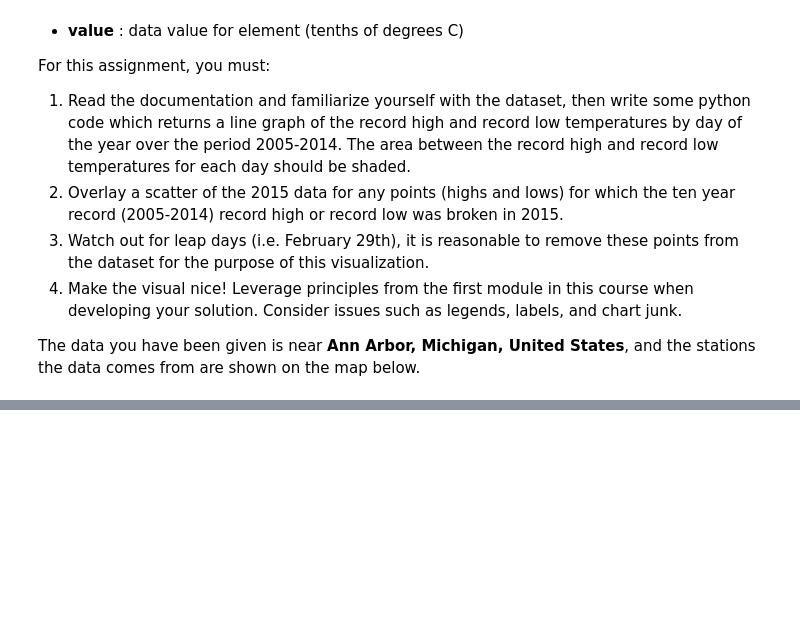
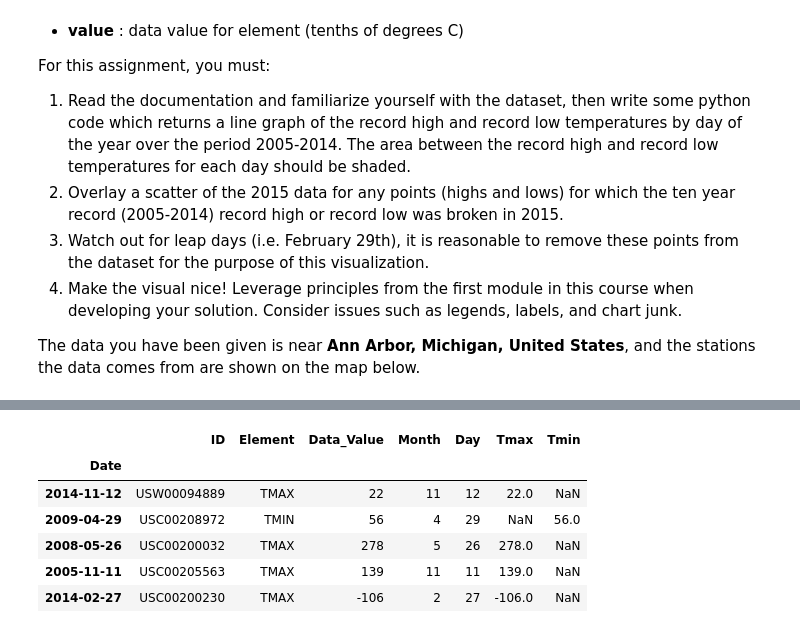
Before and after one commit to z-h-u-j-u-n/Coursera-Applied-Data-Science-with-Py, a Jupyter notebook: C2 Applied Plotting, Charting & Data Representation in Python/Ch2 Basic Charting/Assignment2.ipynb, the cells around one changed output, grey strips where cells are left out. Cells and saved outputs as stored; diff of their text form; code cells hidden in the pictures; blank space fills up the shorter version.

```diff
--- a/C2 Applied Plotting, Charting & Data Representation in Python/Ch2 Basic Charting/Assignment2.ipynb
+++ b/C2 Applied Plotting, Charting & Data Representation in Python/Ch2 Basic Charting/Assignment2.ipynb
@@ -49,0 +65,4 @@ leaflet_plot_stations(400,'fb441e62df2d58994928907a91895ec62c2c42e6cd075c2700843
+# %%
+weather_df.Date = pd.to_datetime(weather_df.Date)
+weather_df = weather_df.set_index(weather_df.Date).drop('Date', axis=1)
+weather_df.head()
@@ -49,0 +77,5 @@ leaflet_plot_stations(400,'fb441e62df2d58994928907a91895ec62c2c42e6cd075c2700843
+# %%
+# 2015年的气温数据
+w15 = weather_df['2015']
+# 前十年的气温数据
+wbf15 = weather_df[: '2014']
@@ -49,0 +103,23 @@ leaflet_plot_stations(400,'fb441e62df2d58994928907a91895ec62c2c42e6cd075c2700843
+# %%
+def get_tmax(x):
+    if x.Element == 'TMAX':
+        return x.Data_Value
+    else:
+        return np.NaN
+
+def get_tmin(x):
+    if x.Element == 'TMIN':
+        return x.Data_Value
+    else:
+        return np.NaN
+wbf15['Tmax'] = wbf15.apply(get_tmax, axis=1)
+wbf15['Tmin'] = wbf15.apply(get_tmin, axis=1)
+wbf15.head()
+# %% [output]
+|  | ID | Element | Data_Value | Month | Day | Tmax | Tmin |
+| Date |  |  |  |  |  |  |  |
+| 2014-11-12 | USW00094889 | TMAX | 22 | 11 | 12 | 22.0 | NaN |
+| 2009-04-29 | USC00208972 | TMIN | 56 | 4 | 29 | NaN | 56.0 |
+| 2008-05-26 | USC00200032 | TMAX | 278 | 5 | 26 | 278.0 | NaN |
+| 2005-11-11 | USC00205563 | TMAX | 139 | 11 | 11 | 139.0 | NaN |
+| 2014-02-27 | USC00200230 | TMAX | -106 | 2 | 27 | -106.0 | NaN |
```
Also changed, not shown: parts of 13 cells of this notebook, 6 other files.
